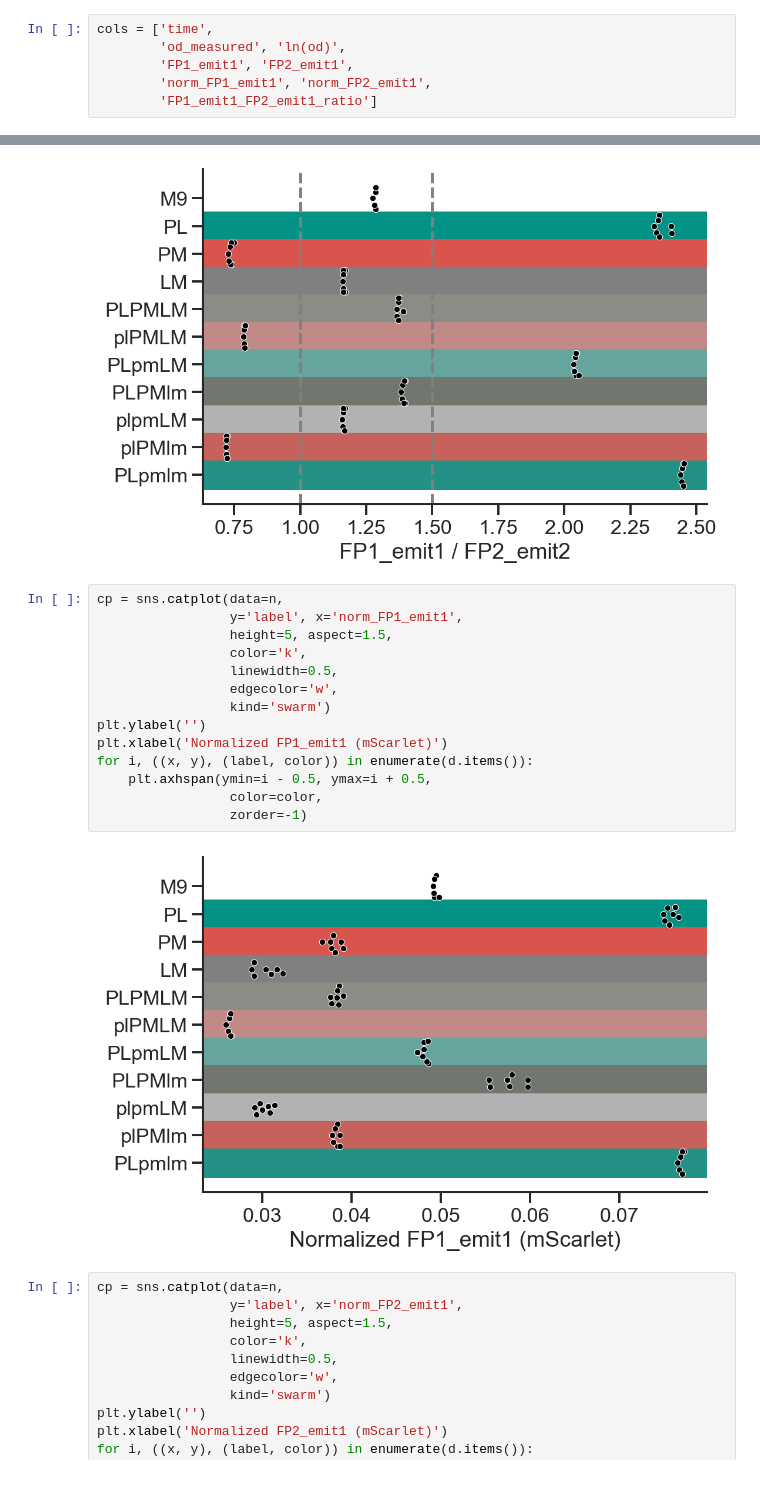
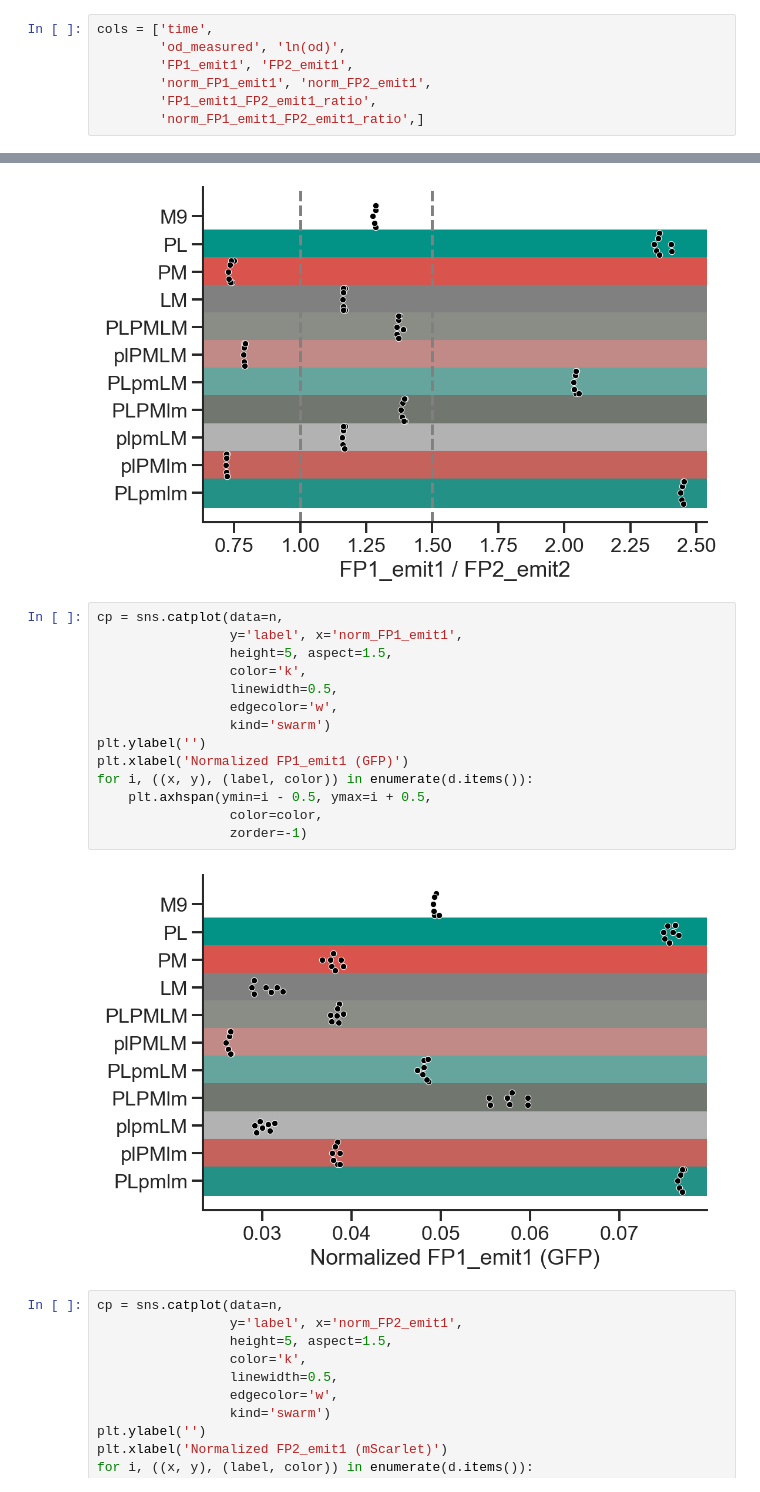
Before and after one commit to microbial-pangenomes-lab/2026_tricomm, a Jupyter notebook: data/calibration/calibration.ipynb, the cells around one changed output, grey strips where cells are left out. Drawn from its saved outputs; the diff is of its cells as text.

```diff
--- a/data/calibration/calibration.ipynb
+++ b/data/calibration/calibration.ipynb
@@ -66,7 +79,8 @@ cols = ['time',
         'od_measured', 'ln(od)',
         'FP1_emit1', 'FP2_emit1',
         'norm_FP1_emit1', 'norm_FP2_emit1',
-        'FP1_emit1_FP2_emit1_ratio']
+        'FP1_emit1_FP2_emit1_ratio',
+        'norm_FP1_emit1_FP2_emit1_ratio',]
 # %%
 res = []
 for (x, y), (label, color) in d.items():
@@ -145,19 +159,19 @@ for i, ((x, y), (label, color)) in enumerate(d.items()):
 # %%
 cp = sns.catplot(data=n,
                  y='label', x='norm_FP1_emit1',
                  height=5, aspect=1.5,
                  color='k',
                  linewidth=0.5,
                  edgecolor='w',
                  kind='swarm')
 plt.ylabel('')
-plt.xlabel('Normalized FP1_emit1 (mScarlet)')
+plt.xlabel('Normalized FP1_emit1 (GFP)')
 for i, ((x, y), (label, color)) in enumerate(d.items()):
     plt.axhspan(ymin=i - 0.5, ymax=i + 0.5,
                  color=color,
                  zorder=-1)
 # %% [output]
-[figure, old version]
+[figure, new version]
 # %%
 cp = sns.catplot(data=n,
                  y='label', x='norm_FP2_emit1',
```
Also changed, not shown: parts of 12 cells of this notebook, 6 other files.
